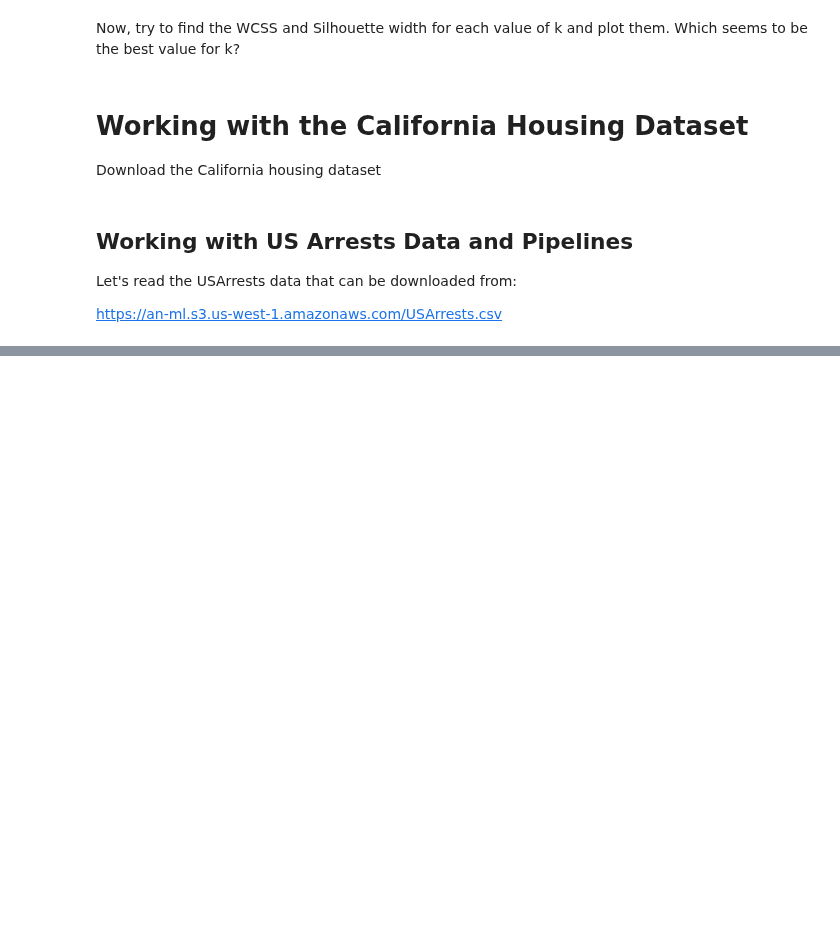
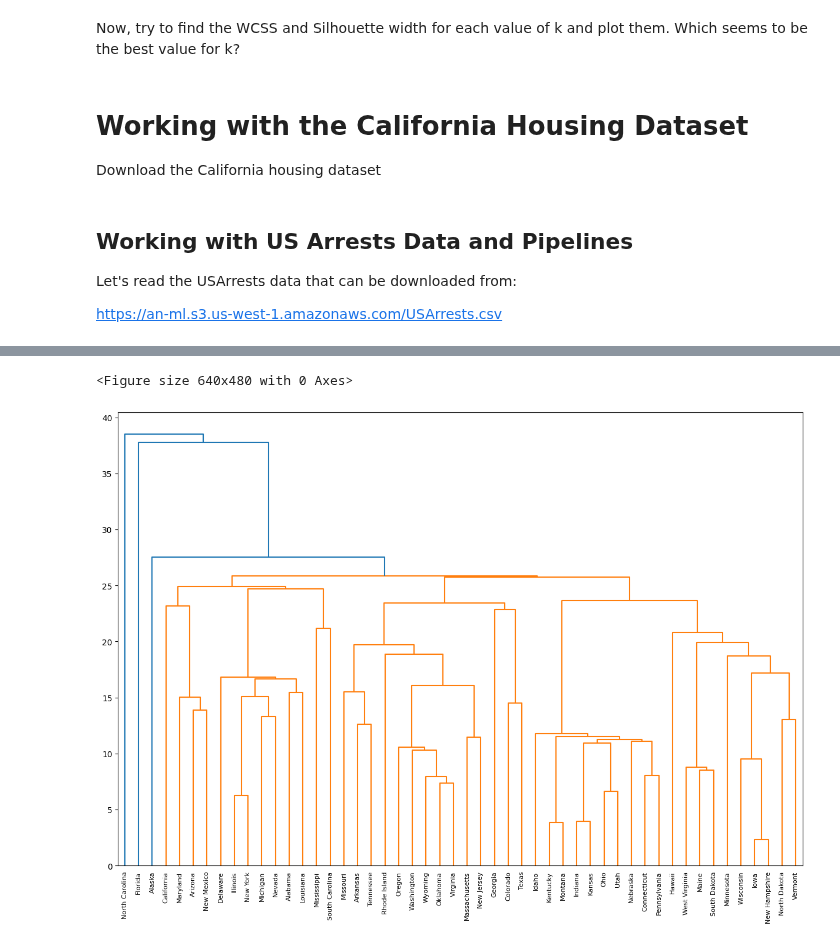
Before and after one commit to a-nagar/cs4372, a Jupyter notebook: KMeansLab.ipynb, the cells around one changed output, grey strips where cells are left out. Drawn from its saved outputs; the diff is of its cells as text; code cells hidden in the pictures; blank space fills up the shorter version.

```diff
--- a/KMeansLab.ipynb
+++ b/KMeansLab.ipynb
@@ -160,0 +179,9 @@ kmeansPipeline = Pipeline(
+# %%
+temp = hierarchy.linkage(np.array(arrests), 'single')
+plt.figure()
+plt.figure(figsize=(15, 10))
+dn = hierarchy.dendrogram(
+    temp, labels = arrests.index)
+# %% [output]
+<Figure size 640x480 with 0 Axes>
+[figure, added]
```
Also changed, not shown: parts of 2 cells of this notebook.
